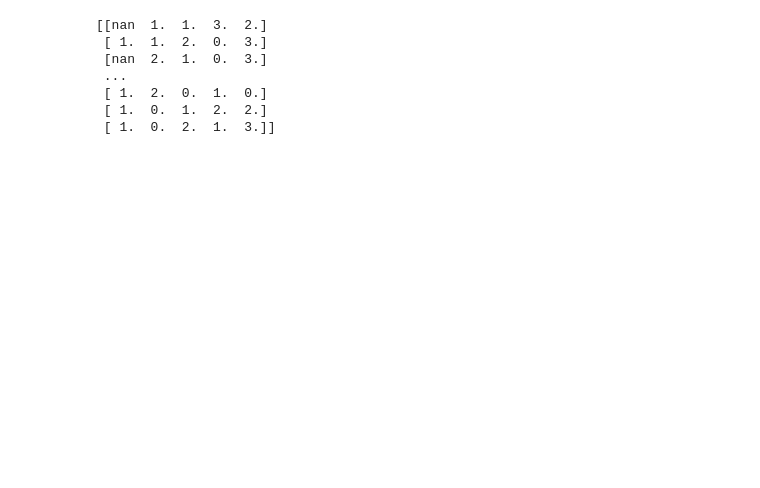
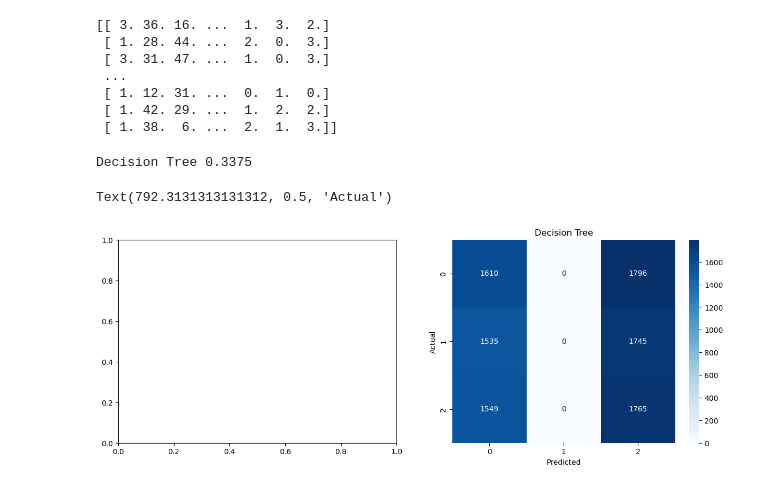
Before and after one commit to mayberger/Berger_Berlingieri_SocialMediaUse, a Jupyter notebook: part 1.ipynb, the cells around one changed output. Drawn from its saved outputs; the diff is of its cells as text; code cells hidden in the pictures; blank space fills up the shorter version.

```diff
--- a/part 1.ipynb
+++ b/part 1.ipynb
@@ -19,14 +43,39 @@ mentalhealth_df.head()
 # %%
-feature = mentalhealth_df.drop(columns=['User_ID', 'Age', 'Gender', 'Occupation', 'Country', 'Mental_Health_Condition', 'Consultation_History', 'Sleep_Hours', 'Work_Hours', 'Physical_Activity_Hours', 'Social_Media_Usage', 'Medication_Usage'])
+feature = mentalhealth_df.drop(columns=['User_ID','Gender', 'Age','Occupation', 'Country', 'Consultation_History', 'Stress_Level', 'Medication_Usage', 'Mental_Health_Condition'])
+target = mentalhealth_df['Stress_Level']
 # %%
 encoder = OrdinalEncoder()
 encoded_data = encoder.fit_transform(feature)
+encoded_target = encoder.fit_transform(target.values.reshape(-1, 1))
 print(encoded_data)
 # %% [output]
-[[nan  1.  1.  3.  2.]
- [ 1.  1.  2.  0.  3.]
- [nan  2.  1.  0.  3.]
+[[ 3. 36. 16. ...  1.  3.  2.]
+ [ 1. 28. 44. ...  2.  0.  3.]
+ [ 3. 31. 47. ...  1.  0.  3.]
  ...
- [ 1.  2.  0.  1.  0.]
- [ 1.  0.  1.  2.  2.]
- [ 1.  0.  2.  1.  3.]]
+ [ 1. 12. 31. ...  0.  1.  0.]
+ [ 1. 42. 29. ...  1.  2.  2.]
+ [ 1. 38.  6. ...  2.  1.  3.]]
+# %%
+X = encoded_data
+y = encoded_target
+X_train, X_test, y_train, y_test = train_test_split(X, y, test_size=0.2, random_state=42)
+dt_params = {'max_depth': [1, 2, 3, 4, 5, 6, 7, 8, 9, 10],
+             'min_samples_split': [2, 3, 4, 5, 6, 7, 8, 9, 10]}
+dt = DecisionTreeClassifier(random_state=42)
+dt_grid = GridSearchCV(dt, dt_params, scoring='accuracy', cv=5)
+dt_grid.fit(X_train, y_train)
+dt_pred = dt_grid.predict(X_test)
+print('Decision Tree', accuracy_score(y_test, dt_pred))
+# %% [output]
+Decision Tree 0.3375
+# %%
+dt_cm = confusion_matrix(y_test, dt_pred)
+fig, axes = plt.subplots(1, 2, figsize=(15, 5))
+sns.heatmap(dt_cm, annot=True, fmt='d', ax=axes[1], cmap='Blues')
+axes[1].set_title('Decision Tree')
+axes[1].set_xlabel('Predicted')
+axes[1].set_ylabel('Actual')
+# %% [output]
+Text(792.3131313131312, 0.5, 'Actual')
+[figure, added]
```
Also changed, not shown: parts of 3 cells of this notebook.
